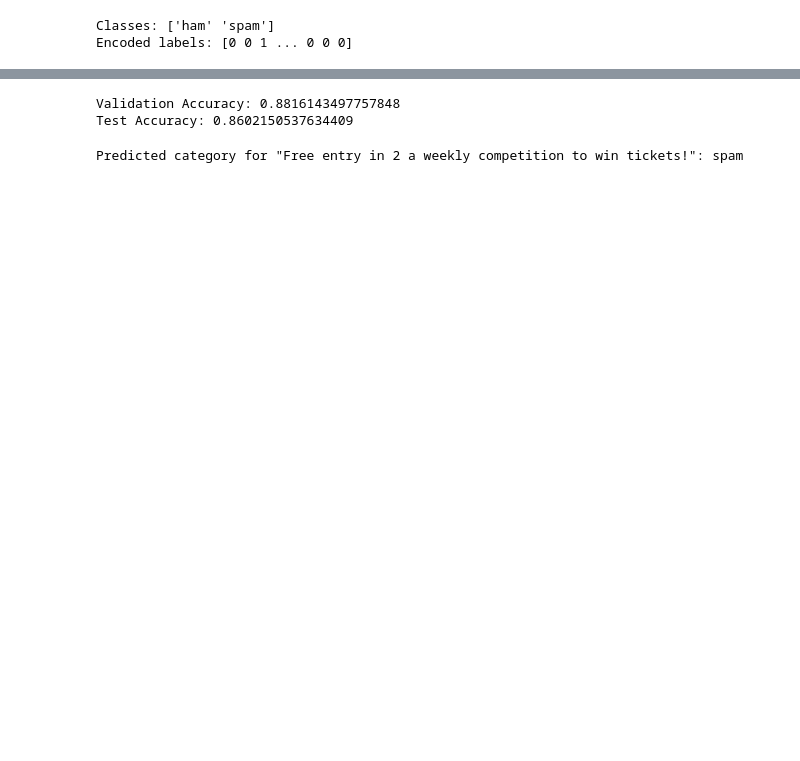
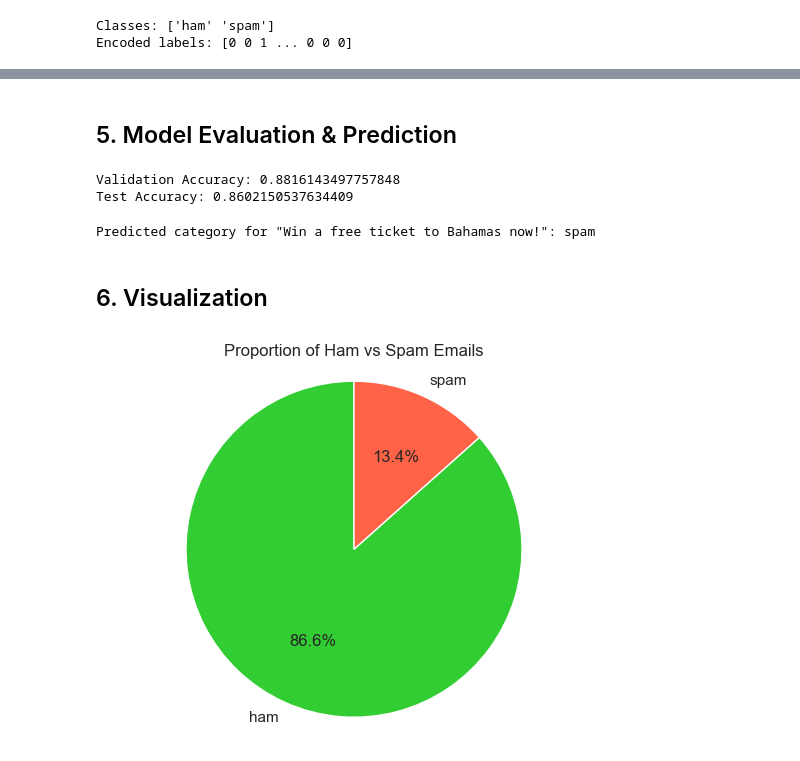
Before and after one commit to Phatban/Spam_Classification_Naive_Bayes, a Jupyter notebook: text_classification.ipynb, the cells around one changed output, grey strips where cells are left out. Saved outputs shown, nothing was run; the diff lists cells and outputs as text; code cells hidden in the pictures; blank space fills up the shorter version.

```diff
--- a/text_classification.ipynb
+++ b/text_classification.ipynb
@@ -161,3 +182,5 @@ Wall time: 373 ms
+# %% [markdown]
+## 5. Model Evaluation & Prediction
 # %%
 # 📈 Evaluate model
 y_val_pred = model.predict(X_val)
@@ -180,7 +203,23 @@ def predict(text, model, dictionary):
     prediction = model.predict(features)
     return le.inverse_transform(prediction)[0]
 
-sample_text = 'Free entry in 2 a weekly competition to win tickets!'
+sample_text = 'Win a free ticket to Bahamas now!'
 print(f'Predicted category for "{sample_text}": {predict(sample_text, model, dictionary)}')
 # %% [output]
-Predicted category for "Free entry in 2 a weekly competition to win tickets!": spam
+Predicted category for "Win a free ticket to Bahamas now!": spam
+# %% [markdown]
+## 6. Visualization
+# %%
+# 📊 Label Distribution
+label_counts = df['Category'].value_counts()
+color_map = {'ham': 'limegreen',
+             'spam': 'tomato'}
+colors = [color_map[label] for label in label_counts.index]
+
+# Visualize label distribution by pie chart
+plt.pie(label_counts, labels=label_counts.index, autopct='%1.1f%%', startangle=90, colors=colors)
+plt.title('Proportion of Ham vs Spam Emails')
+plt.axis('equal')  # Chart is drawn as a circle.
+plt.show()
+# %% [output]
+[figure, added]
```
Also changed, not shown: parts of 12 cells of this notebook, 1 other file.
